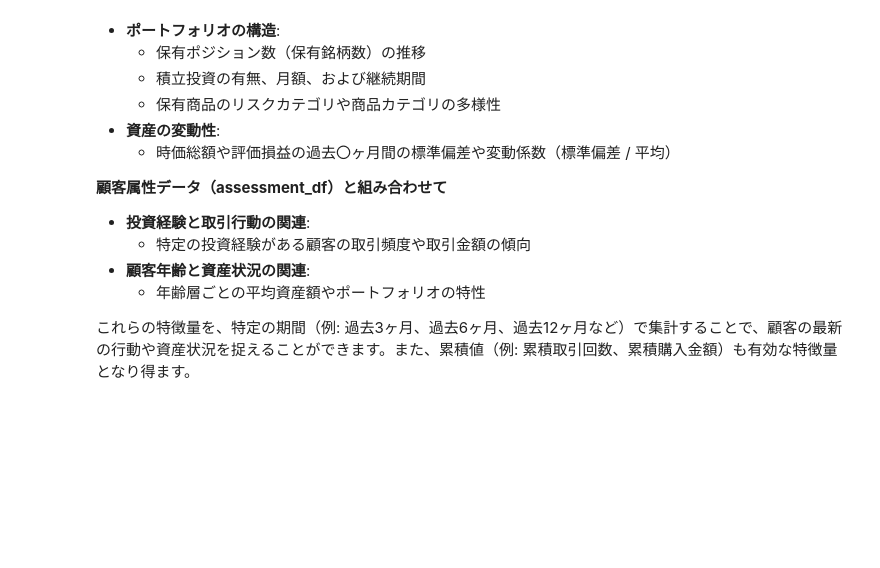
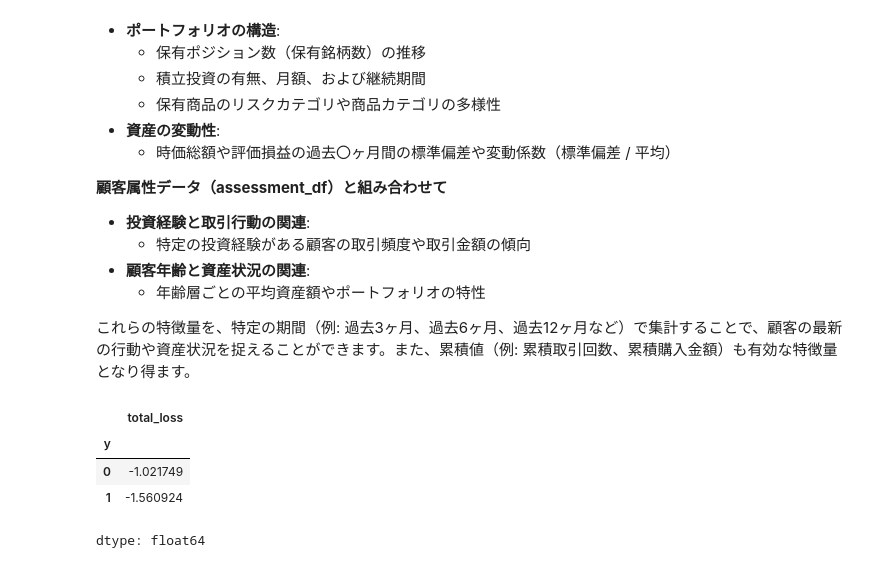
Before and after one commit to hassaku12/manabiDX2025, a Jupyter notebook: CM_Stitch_custom.ipynb, the cells around one changed output. Cells and saved outputs as stored; diff of their text form; code cells hidden in the pictures; blank space fills up the shorter version.

```diff
--- a/CM_Stitch_custom.ipynb
+++ b/CM_Stitch_custom.ipynb
@@ -2380,0 +2358,8 @@ SIGNATE Cloudでは、予測課題に関する様々なケーススタディ教
+# %%
+train_df.groupby('y')['total_loss'].mean()
+# %% [output]
+|  | total_loss |
+| y |  |
+| 0 | -1.021749 |
+| 1 | -1.560924 |
+dtype: float64
```
Also changed, not shown: parts of 44 cells of this notebook.
